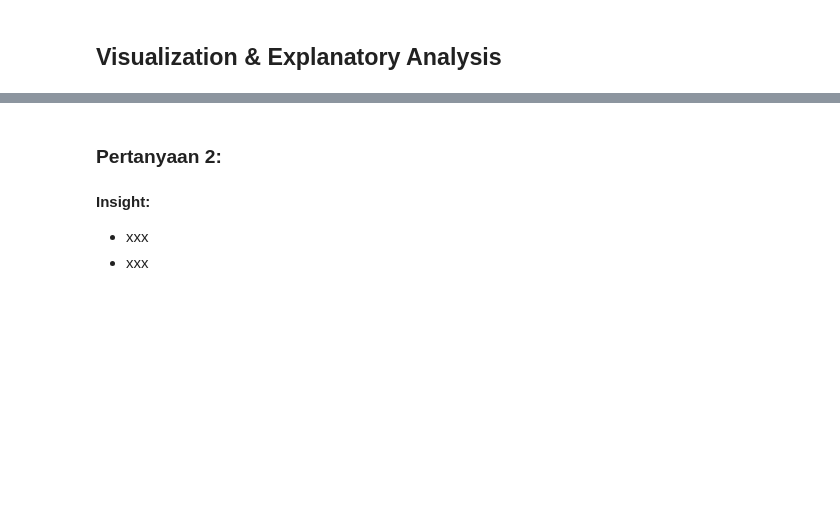
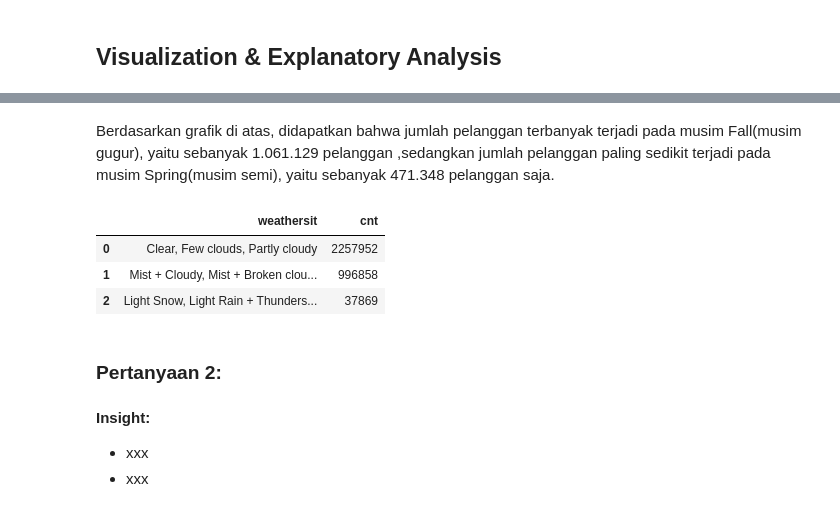
Before and after one commit to Nauviii/first_project_DataAnalayst, a Jupyter notebook: Notebook.ipynb, the cells around one changed output, grey strips where cells are left out. Saved outputs shown, nothing was run; the diff lists cells and outputs as text; code cells hidden in the pictures; blank space fills up the shorter version.

```diff
--- a/Notebook.ipynb
+++ b/Notebook.ipynb
@@ -688,3 +549,22 @@ Dari informasi di atas, kita mendapatkan informasi bahwa :
+# %% [markdown]
+Berdasarkan grafik di atas, didapatkan bahwa jumlah pelanggan terbanyak terjadi pada musim Fall(musim gugur), yaitu sebanyak 1.061.129 pelanggan ,sedangkan jumlah pelanggan paling sedikit terjadi pada musim Spring(musim semi), yaitu sebanyak 471.348 pelanggan saja.
+# %%
+# Hubungan antara faktor cuaca dengan banyaknya pelanggan
+weathersit_season = bike_day_df.groupby("weathersit").cnt.sum().sort_values(ascending=False).reset_index()
+display(weathersit_season)
+
+# Membuat bar plot
+plt.figure(figsize=(10, 6))
+sns.barplot(data=weather_counts_sorted, x='cnt', y='weather_label', palette="viridis")
+plt.xlabel('Jumlah Pelanggan Sepeda')
+plt.ylabel(None)
+plt.title('Pengaruh Kondisi Cuaca terhadap Jumlah Penyewaan Sepeda')
+plt.show()
+# %% [output]
+|  | weathersit | cnt |
+| 0 | Clear, Few clouds, Partly cloudy | 2257952 |
+| 1 | Mist + Cloudy, Mist + Broken clou... | 996858 |
+| 2 | Light Snow, Light Rain + Thunders... | 37869 |
 # %% [markdown]
 ### Pertanyaan 2:
 # %% [markdown]
```
Also changed, not shown: parts of 49 cells of this notebook.
